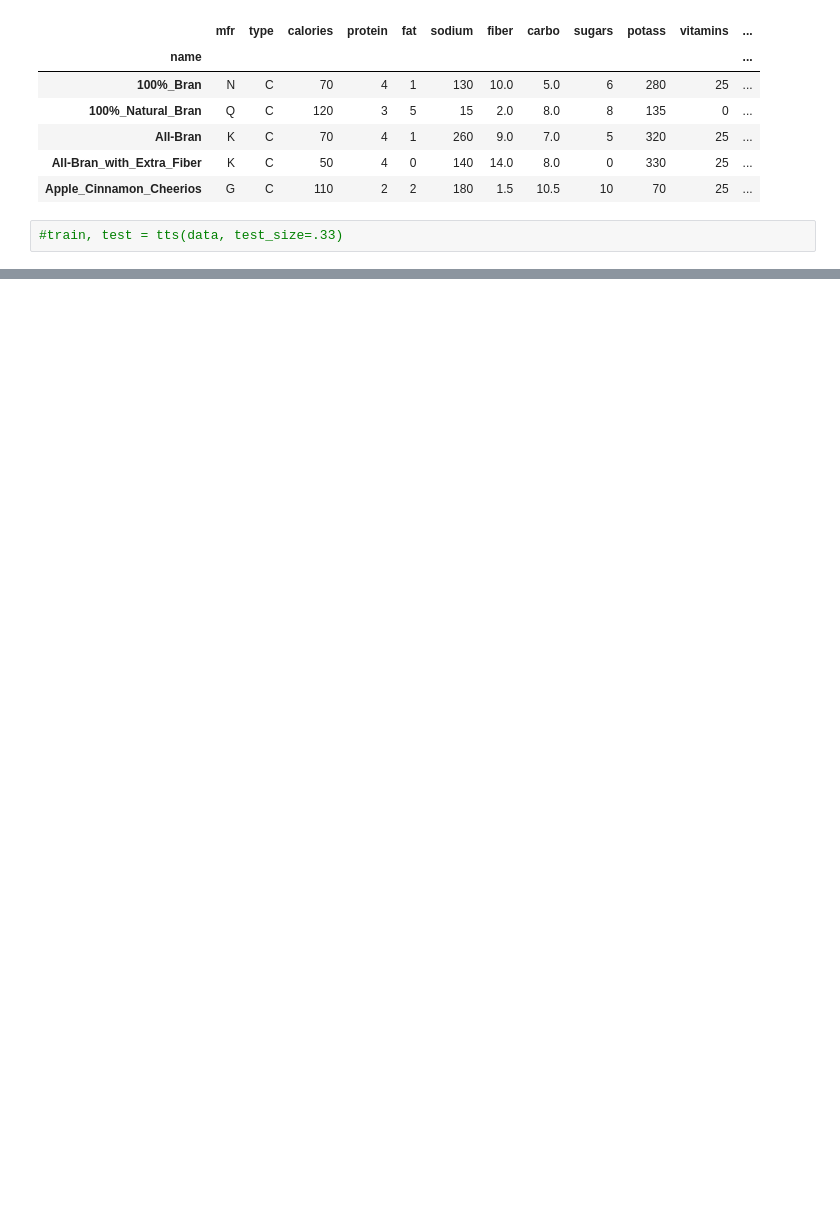
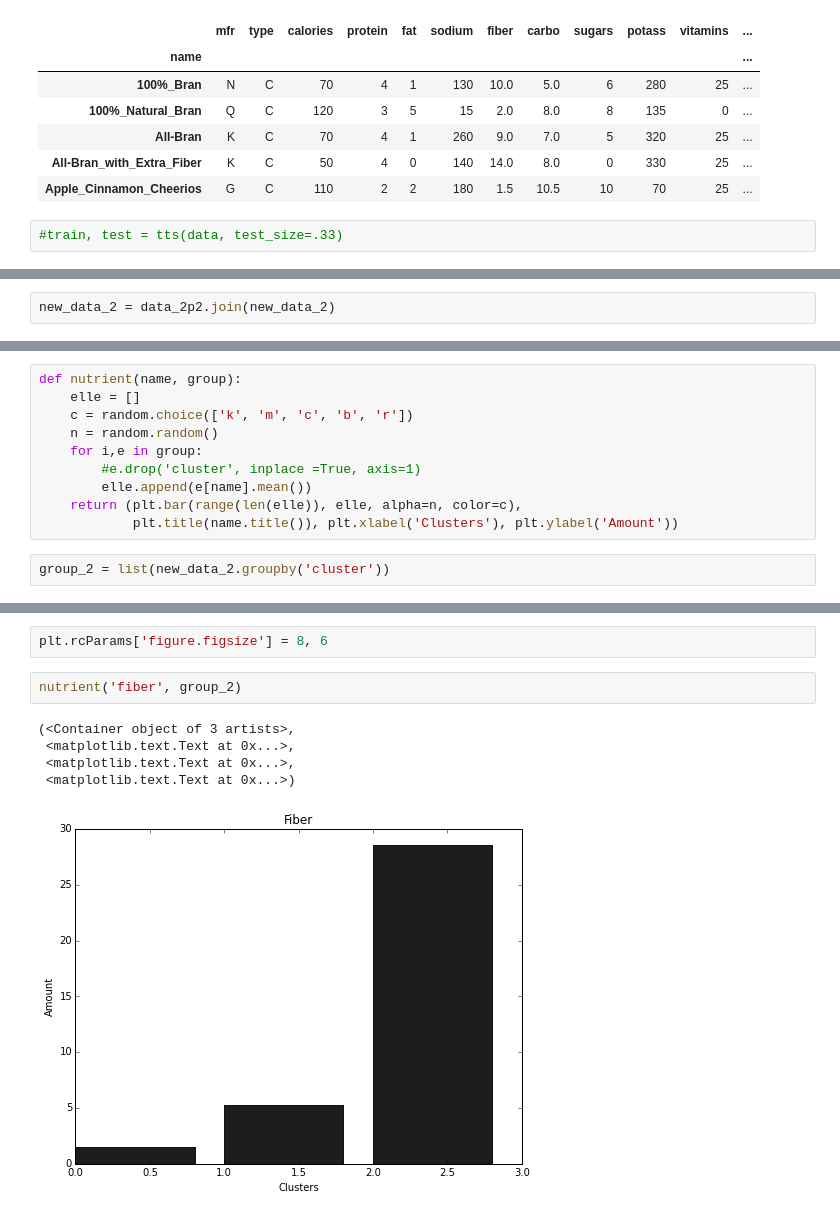
Before and after one commit to tiy-gvl-python/honey-nut-clusters, a Jupyter notebook: Clusters.ipynb, the cells around one changed output, grey strips where cells are left out. Cells and saved outputs as stored; diff of their text form; blank space fills up the shorter version.

```diff
--- a/Clusters.ipynb
+++ b/Clusters.ipynb
@@ -48,0 +128,2 @@ plt.scatter(kmeans.cluster_centers_[:,0], kmeans.cluster_centers_[:,1], alpha=.2
+# %%
+new_data_2 = data_2p2.join(new_data_2)
@@ -48,0 +132,12 @@ plt.scatter(kmeans.cluster_centers_[:,0], kmeans.cluster_centers_[:,1], alpha=.2
+# %%
+def nutrient(name, group):
+    elle = []
+    c = random.choice(['k', 'm', 'c', 'b', 'r'])
+    n = random.random()
+    for i,e in group:
+        #e.drop('cluster', inplace =True, axis=1)
+        elle.append(e[name].mean())
+    return (plt.bar(range(len(elle)), elle, alpha=n, color=c),
+            plt.title(name.title()), plt.xlabel('Clusters'), plt.ylabel('Amount'))
+# %%
+group_2 = list(new_data_2.groupby('cluster'))
@@ -48,0 +149,10 @@ plt.scatter(kmeans.cluster_centers_[:,0], kmeans.cluster_centers_[:,1], alpha=.2
+# %%
+plt.rcParams['figure.figsize'] = 8, 6
+# %%
+nutrient('fiber', group_2)
+# %% [output]
+(<Container object of 3 artists>,
+ <matplotlib.text.Text at 0x...>,
+ <matplotlib.text.Text at 0x...>,
+ <matplotlib.text.Text at 0x...>)
+[figure, added]
```
Also changed, not shown: parts of 48 cells of this notebook.
